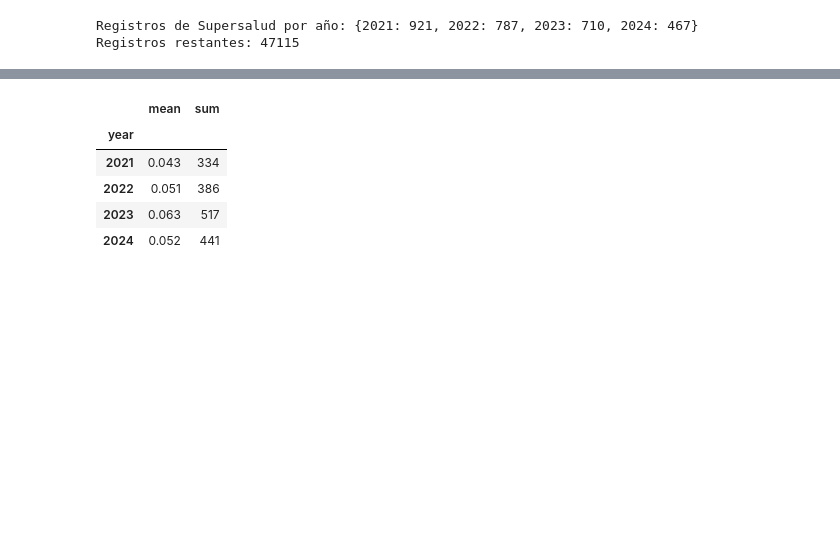
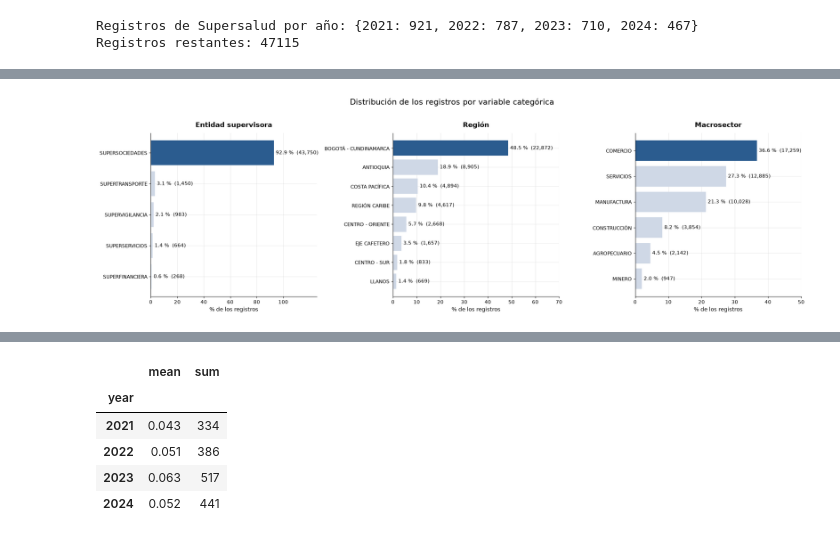
Before and after one commit to JeroHoyos/alerta_temprana_de_dificultades_financieras, a Jupyter notebook: notebook.ipynb, the cells around one changed output, grey strips where cells are left out. Drawn from its saved outputs; the diff is of its cells as text; code cells hidden in the pictures; blank space fills up the shorter version.

```diff
--- a/notebook.ipynb
+++ b/notebook.ipynb
@@ -977,0 +873,33 @@ Registros restantes: 47115
+# %%
+# Distribución categórica: porcentaje y número de empresas por barra
+titles = {"supervisor": "Entidad supervisora", "region": "Región", "macrosector": "Macrosector"}
+fig, axes = plt.subplots(1, 3, figsize=(20, 6))
+
+for ax, col in zip(axes, titles):
+    counts = df[col].value_counts().sort_values()
+    pcts = counts / counts.sum() * 100
+    # La categoría más grande se resalta, el resto va en un tono más claro
+    colors = ["#cfd8e6"] * (len(pcts) - 1) + ["#2b5c8f"]
+    bars = ax.barh(pcts.index.astype(str), pcts.values, color=colors)
+
+    # Porcentaje en negrita y número de registros al final de cada barra
+    ax.bar_label(
+        bars,
+        labels=[f"{p:.1f} %  ({n:,})" for p, n in zip(pcts, counts)],
+        padding=4, fontsize=10,
+    )
+    ax.set_title(titles[col], fontsize=14, pad=12)
+    ax.set_xlabel("% de los registros")
+    # Espacio a la derecha para que las etiquetas no se corten
+    ax.set_xlim(0, pcts.max() * 1.35)
+    # No mostrar marcas por encima de 100 %
+    ax.set_xticks([t for t in ax.get_xticks() if 0 <= t <= 100])
+    ax.grid(axis="x", alpha=0.3)
+    ax.set_axisbelow(True)
+    ax.spines[["top", "right"]].set_visible(False)
+
+fig.suptitle("Distribución de los registros por variable categórica", fontsize=16, y=1.02)
+plt.tight_layout()
+plt.show()
+# %% [output]
+[figure, added]
```
Also changed, not shown: parts of 80 cells of this notebook, 9 other files.
